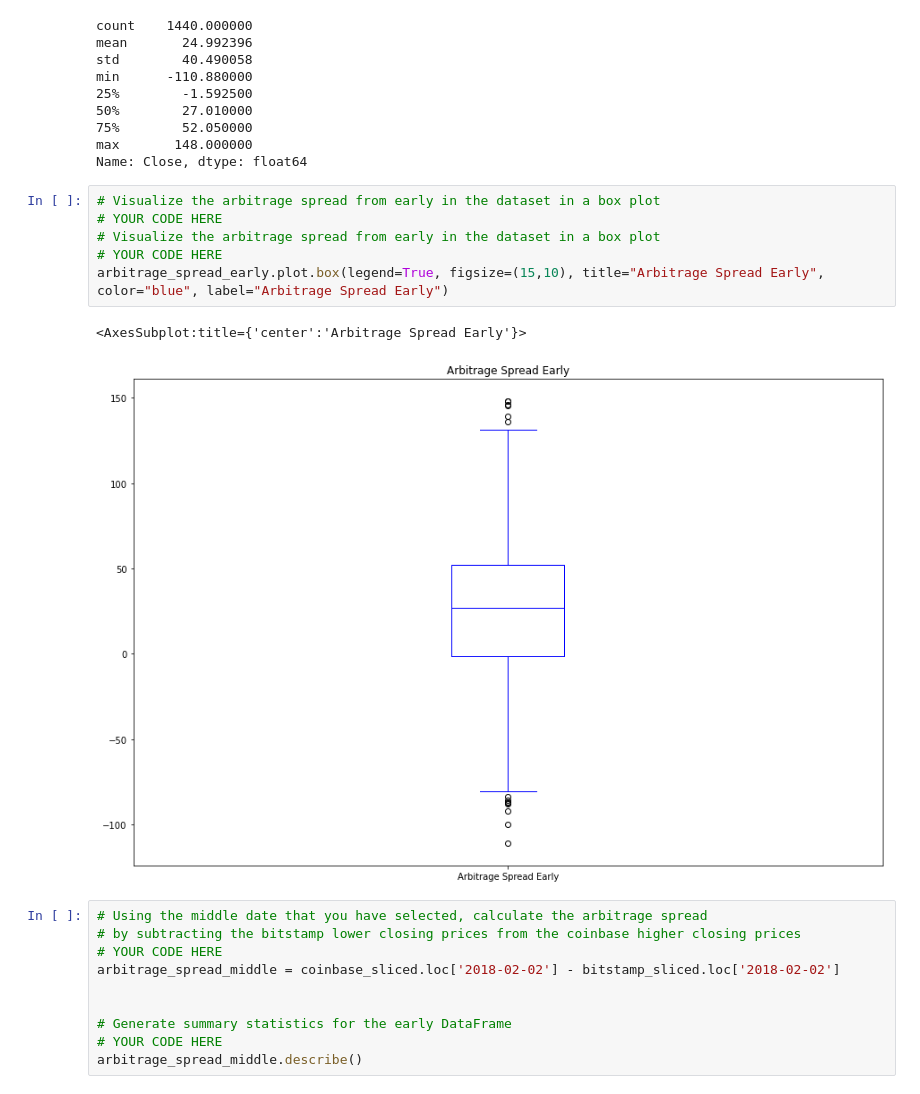
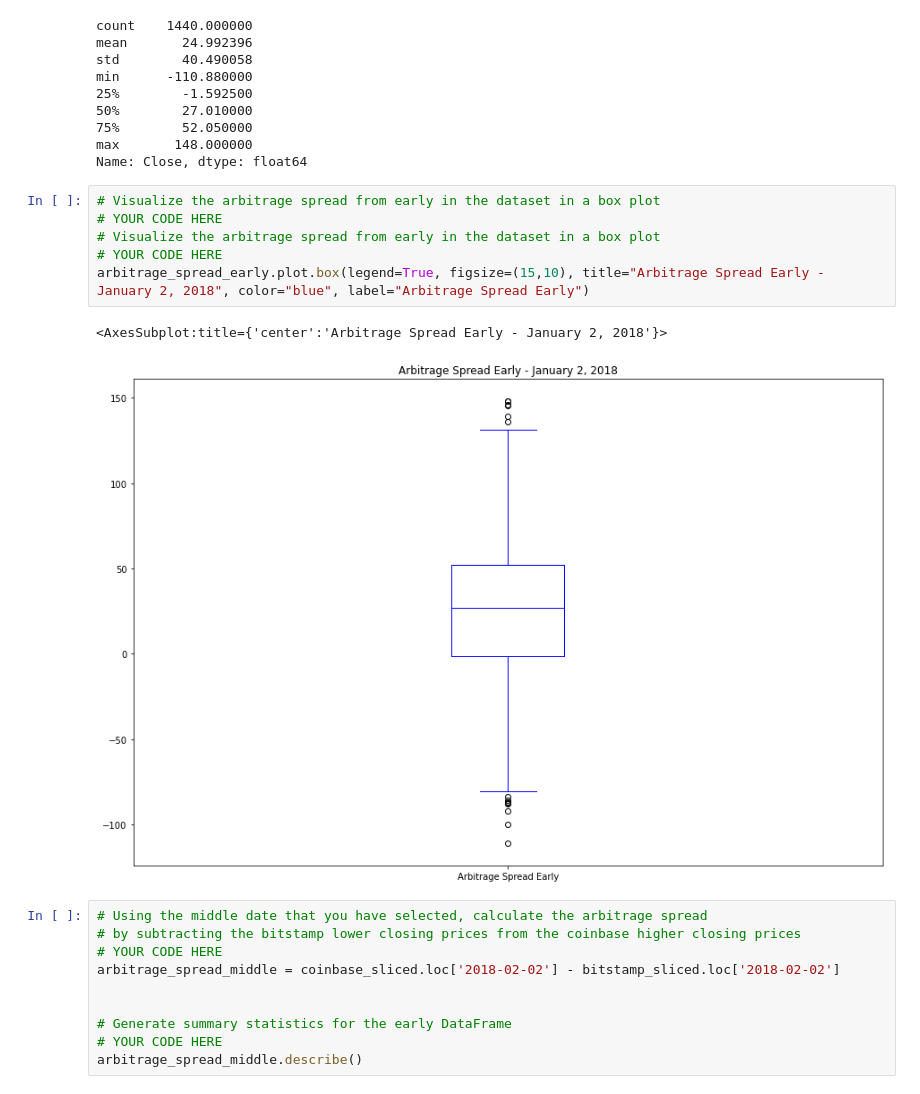
Before and after one commit to JeffSmith-ok/Crypto_Arbitrage_Analysis_Jupyter_Labs, a Jupyter notebook: crypto_arbitrage.ipynb, the cells around one changed output. Cells and saved outputs as stored; diff of their text form.

```diff
--- a/crypto_arbitrage.ipynb
+++ b/crypto_arbitrage.ipynb
@@ -361,12 +361,12 @@ Name: Close, dtype: float64
 # %%
 # Visualize the arbitrage spread from early in the dataset in a box plot
 # YOUR CODE HERE
 # Visualize the arbitrage spread from early in the dataset in a box plot
 # YOUR CODE HERE
-arbitrage_spread_early.plot.box(legend=True, figsize=(15,10), title="Arbitrage Spread Early", color="blue", label="Arbitrage Spread Early")
+arbitrage_spread_early.plot.box(legend=True, figsize=(15,10), title="Arbitrage Spread Early - January 2, 2018", color="blue", label="Arbitrage Spread Early")
 # %% [output]
-<AxesSubplot:title={'center':'Arbitrage Spread Early'}>
+<AxesSubplot:title={'center':'Arbitrage Spread Early - January 2, 2018'}>
-[figure, old version]
+[figure, new version]
 # %%
 # Using the middle date that you have selected, calculate the arbitrage spread
 # by subtracting the bitstamp lower closing prices from the coinbase higher closing prices
```
Also changed, not shown: parts of 3 cells of this notebook, 3 other files.
